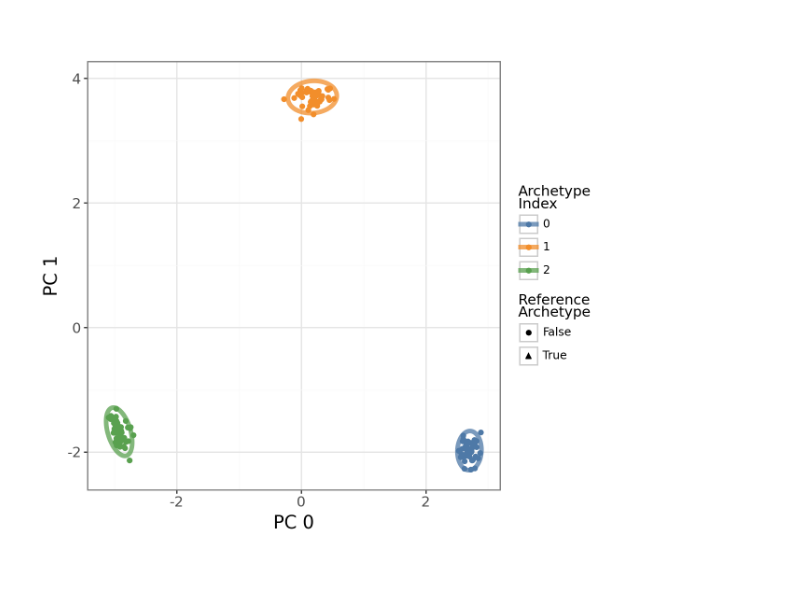
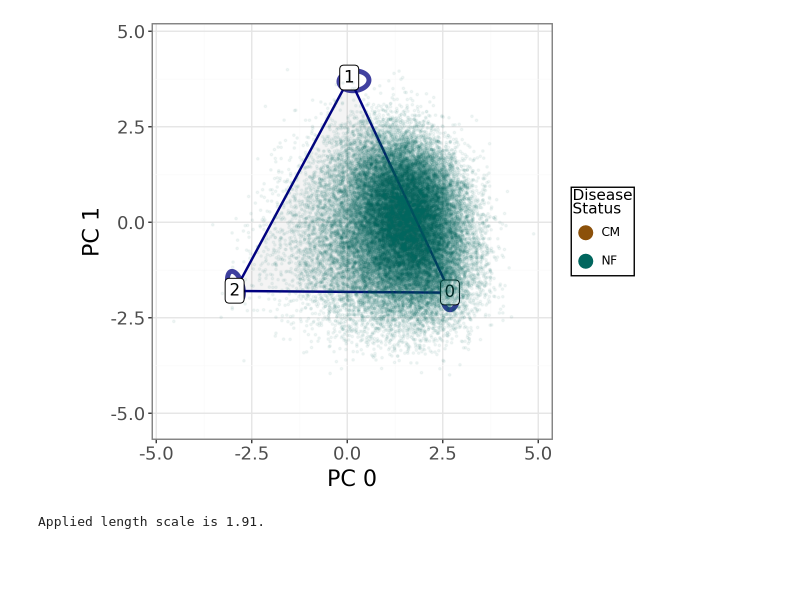
Before and after one commit to saezlab/ParTIpy_paper, a Jupyter notebook: fibroblast_cross_condition.ipynb, the cells around one changed output. Saved outputs shown, nothing was run; the diff lists cells and outputs as text; code cells hidden in the pictures; blank space fills up the shorter version.

Commit message:
some new 2D plots

```diff
--- a/fibroblast_cross_condition.ipynb
+++ b/fibroblast_cross_condition.ipynb
@@ -41,21 +41,3 @@ if msigdb_raw.duplicated(["geneset", "genesymbol"]).any():
 
 if needs_cache_write:
     msigdb_raw.to_pickle(msigdb_cache_path)
-# %%
-p = (
-    pt.plot_bootstrap_2D(adata, result_filters={"n_archetypes": n_archetypes})
-    + pn.theme_bw()
-    + pn.theme(
-        figure_size=(6, 6),
-        axis_title_x=pn.element_text(size=14),
-        axis_title_y=pn.element_text(size=14),
-        axis_text_x=pn.element_text(size=11),
-        axis_text_y=pn.element_text(size=11),
-    )
-    + pn.labs(x="PC 0", y="PC 1")
-)
-p.save(figure_dir / "plot_bootstrap_2D.pdf", verbose=False)
-p.save(figure_dir / "plot_bootstrap_2D.png", verbose=False)
-p.show()
-# %% [output]
-[figure, removed]
@@ -61,0 +108,58 @@ p.show()
+# %%
+import plotnine as pn
+
+# Make a plotting data frame with the coordinates used for plotting
+# (adjust if your pt.plot_archetypes_2D uses different columns)
+plot_df = adata.obs.copy()
+plot_df["pc_0"] = adata.obsm["X_pca_harmony"][:, 0]
+plot_df["pc_1"] = adata.obsm["X_pca_harmony"][:, 1]
+
+color_dict = {"NF": "#01665E", "CM": "#8C510A"}
+alpha_dict = {"NF": 0.05, "CM": 0.0}
+
+p = (
+    pt.plot_archetypes_2D(
+        adata=adata,
+        dimensions=[0, 1],
+        show_contours=True,
+        color="disease",
+        # IMPORTANT: don't fix alpha here if you want per-condition alpha
+        alpha=0.0,
+        size=0.5,
+        result_filters={"n_archetypes": n_archetypes},
+    )
+    # draw points again with alpha mapped by disease
+    + pn.geom_point(
+        data=plot_df,
+        mapping=pn.aes(x="pc_0", y="pc_1", alpha="disease", color="disease"),
+        size=0.5,
+    )
+    + pn.scale_color_manual(values=color_dict)
+    + pn.scale_alpha_manual(values=alpha_dict, breaks=[])
+    + pn.guides(color=pn.guide_legend(override_aes={"alpha": 1.0, "size": 5}))
+    + pn.theme_bw()
+    + pn.labs(x="PC 0", y="PC 1", color="Disease\nStatus")
+    + pn.coord_equal()
+    + pn.theme(
+        legend_key=pn.element_rect(fill="white", color="white"),
+        legend_background=pn.element_rect(fill="white", color="black"),
+        axis_title_x=pn.element_text(size=16),
+        axis_title_y=pn.element_text(size=16),
+        axis_text=pn.element_text(size=13),
+    )
+)
+p.show()
+# %% [output]
+[figure, added]
+# %%
+import numpy as np
+
+pt.compute_archetype_weights(
+    adata=adata, mode="automatic", result_filters={"n_archetypes": n_archetypes}
+)
+# NOTE: here we make sure that the weights per archetype sums to one
+weights = pt.get_aa_cell_weights(adata, n_archetypes=n_archetypes)
+weights /= weights.sum(axis=0, keepdims=True)
+assert np.allclose(weights.sum(axis=0), 1, rtol=1e-3)
+# %% [output]
+Applied length scale is 1.91.
```
Also changed, not shown: parts of 9 cells of this notebook, 12 other files.
